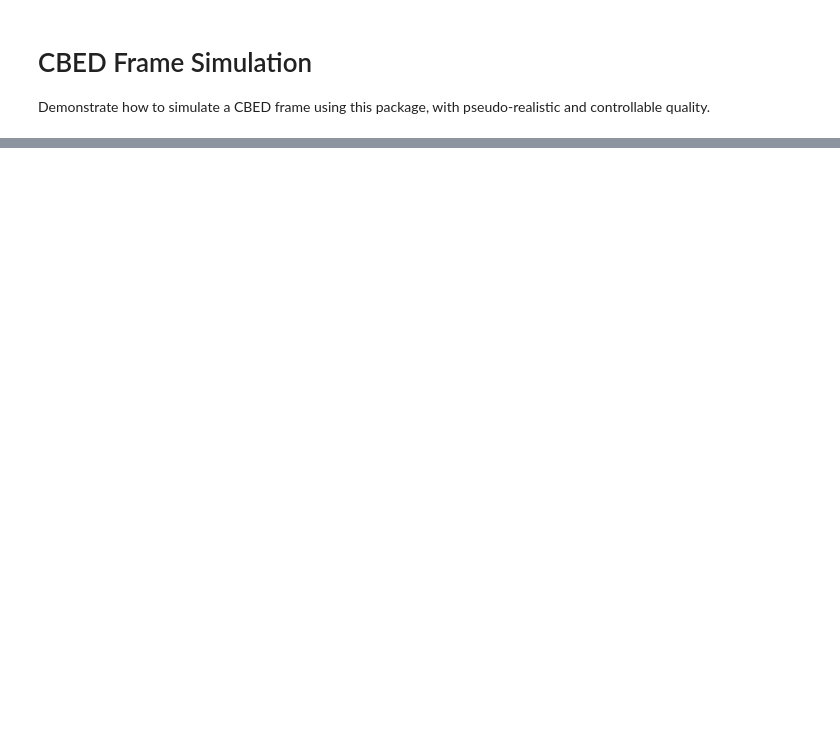
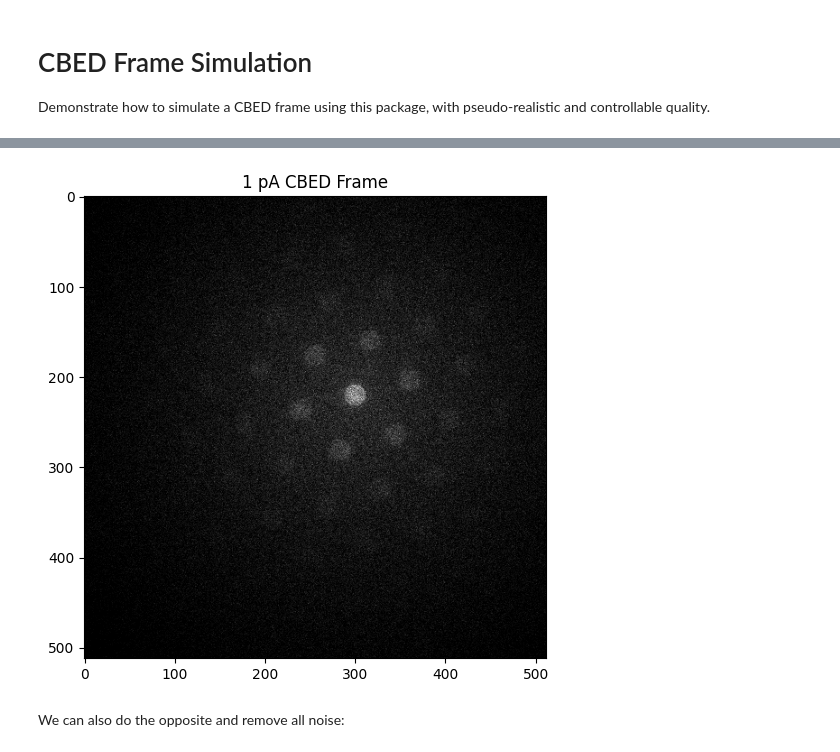
Before and after one commit to matbryan52/cbed-simulation, a Jupyter notebook: make_frame.ipynb, the cells around one changed output, grey strips where cells are left out. Saved outputs shown, nothing was run; the diff lists cells and outputs as text; code cells hidden in the pictures; blank space fills up the shorter version.

```diff
--- a/make_frame.ipynb
+++ b/make_frame.ipynb
@@ -45,0 +48,16 @@ ax2.set_title("sim_frame_rad")
+# %%
+frame_params = FrameParameters(
+    current_pa=1.,
+    intensity_raw_power=2.,
+    psf_sigma=0.,
+    additive_noise_scale=0.25,
+)
+sim_frame = phase.synthetic(experiment, sim_peaks, frame_params=frame_params)
+# %%
+fig, ax = plt.subplots(1, figsize=(8, 6))
+ax.imshow(sim_frame, cmap="gray")
+ax.set_title("1 pA CBED Frame");
+# %% [output]
+[figure, added]
+# %% [markdown]
+We can also do the opposite and remove all noise:
```
Also changed, not shown: parts of 20 cells of this notebook, 1 other file.
